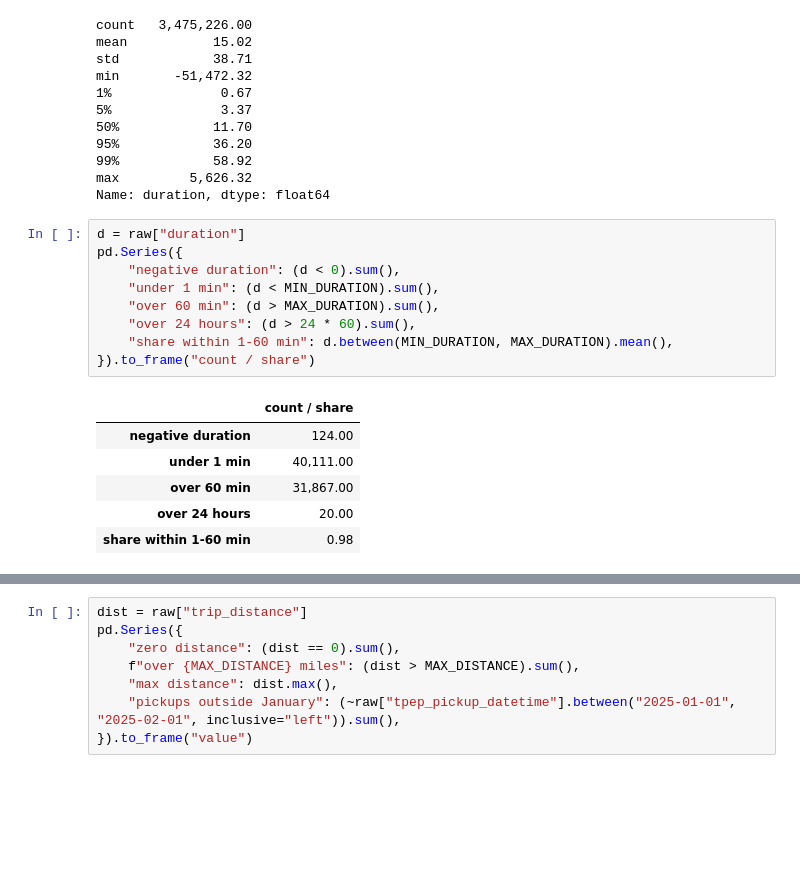
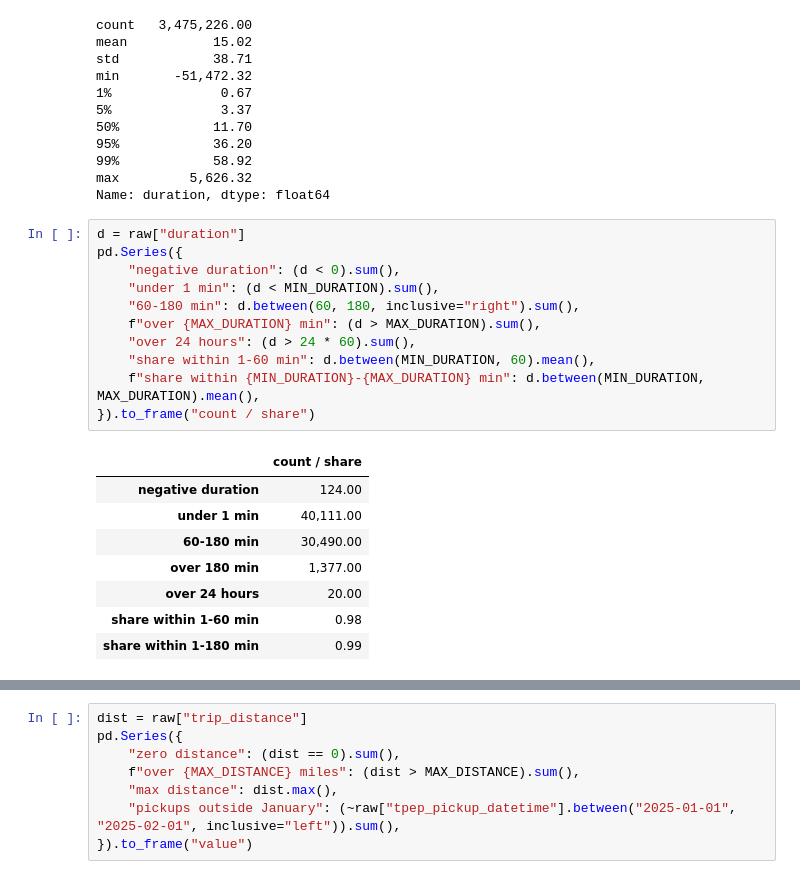
Before and after one commit to Jassalam/model-deployment-project, a Jupyter notebook: notebooks/01_eda.ipynb, the cells around one changed output, grey strips where cells are left out. Drawn from its saved outputs; the diff is of its cells as text; blank space fills up the shorter version.

```diff
--- a/notebooks/01_eda.ipynb
+++ b/notebooks/01_eda.ipynb
@@ -99,19 +101,23 @@ Name: duration, dtype: float64
 # %%
 d = raw["duration"]
 pd.Series({
     "negative duration": (d < 0).sum(),
     "under 1 min": (d < MIN_DURATION).sum(),
-    "over 60 min": (d > MAX_DURATION).sum(),
+    "60-180 min": d.between(60, 180, inclusive="right").sum(),
+    f"over {MAX_DURATION} min": (d > MAX_DURATION).sum(),
     "over 24 hours": (d > 24 * 60).sum(),
-    "share within 1-60 min": d.between(MIN_DURATION, MAX_DURATION).mean(),
+    "share within 1-60 min": d.between(MIN_DURATION, 60).mean(),
+    f"share within {MIN_DURATION}-{MAX_DURATION} min": d.between(MIN_DURATION, MAX_DURATION).mean(),
 }).to_frame("count / share")
 # %% [output]
 |  | count / share |
 | negative duration | 124.00 |
 | under 1 min | 40,111.00 |
-| over 60 min | 31,867.00 |
+| 60-180 min | 30,490.00 |
+| over 180 min | 1,377.00 |
 | over 24 hours | 20.00 |
 | share within 1-60 min | 0.98 |
+| share within 1-180 min | 0.99 |
 # %%
 fig, ax = plt.subplots()
 ax.hist(d.clip(0, 120), bins=120, color="steelblue")
```
Also changed, not shown: parts of 26 cells of this notebook, 9 other files.
